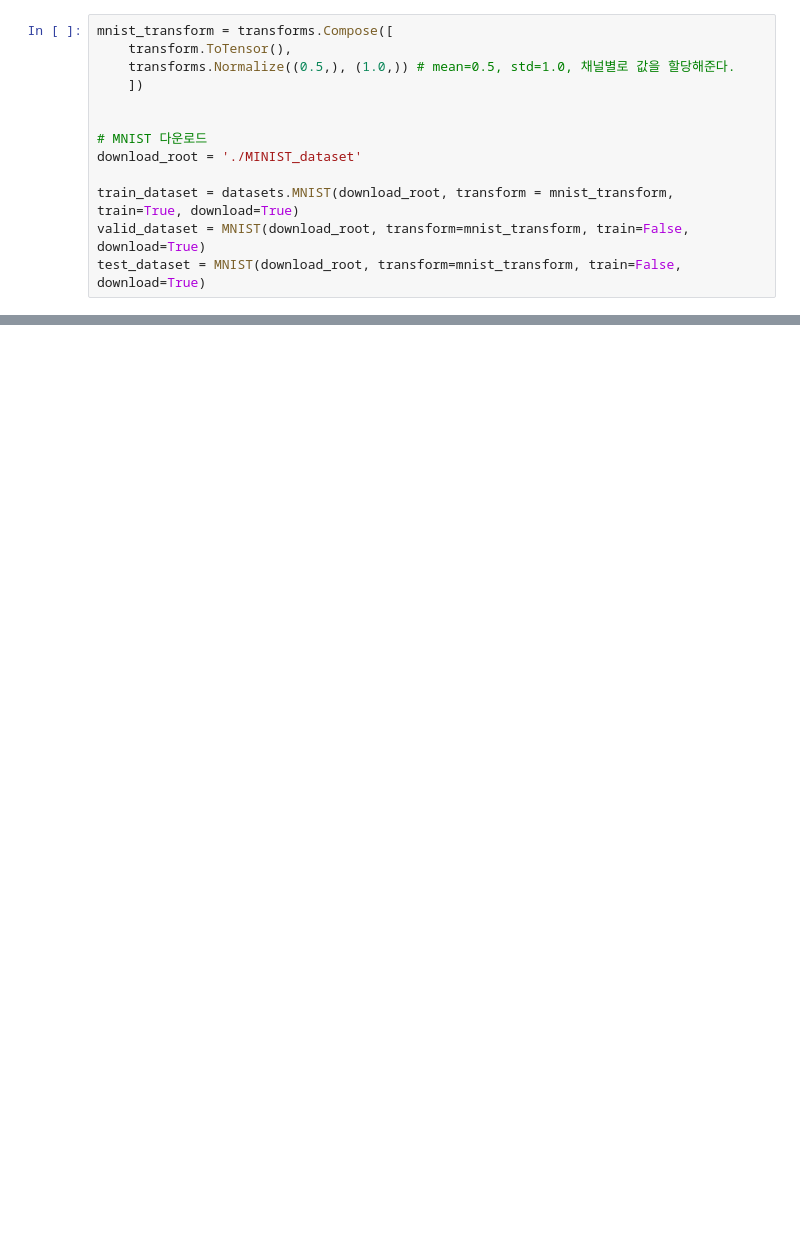
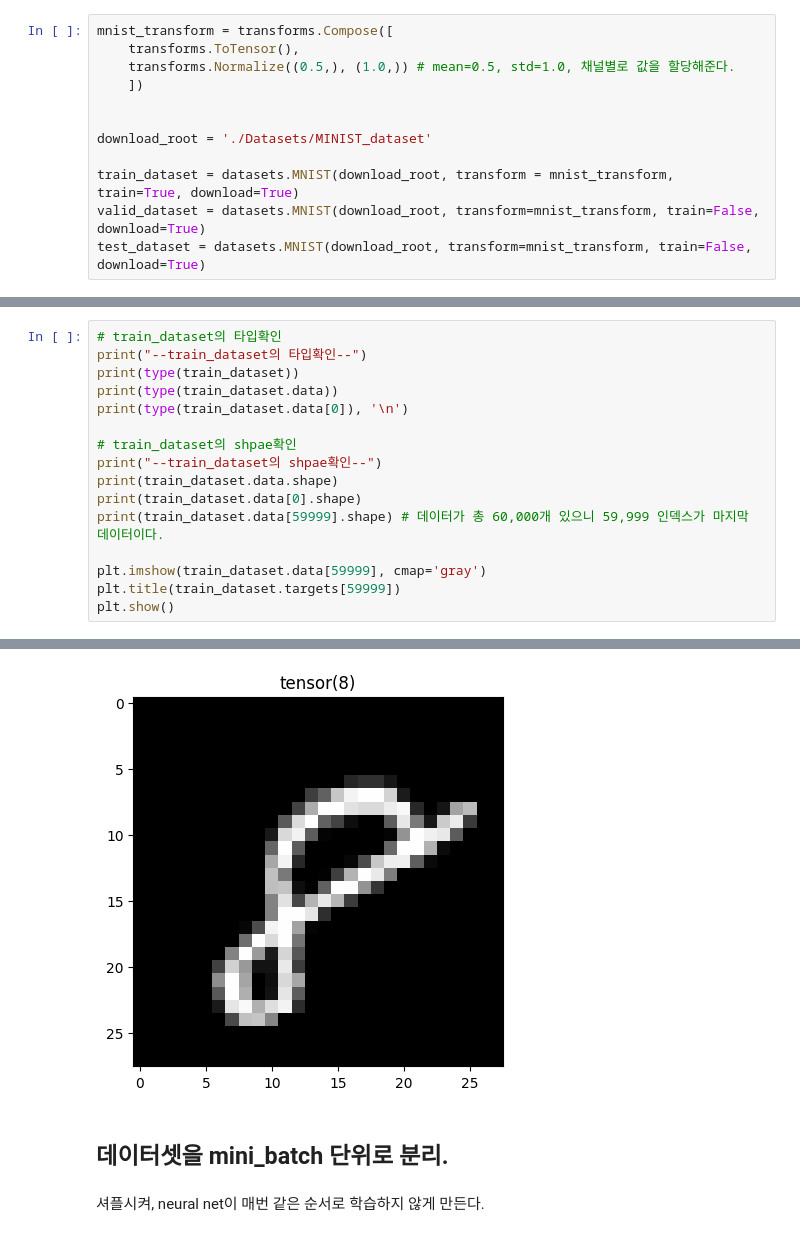
Before and after one commit to ArtistDeveloper/Model-Implementation, a Jupyter notebook: mnist_prac.ipynb, the cells around one changed output, grey strips where cells are left out. Cells and saved outputs as stored; diff of their text form; blank space fills up the shorter version.

Commit message:
feat: mnist 데이터 시각화

```diff
--- a/mnist_prac.ipynb
+++ b/mnist_prac.ipynb
@@ -15,13 +20,12 @@ Using pytorch version: 2.0.0+cu117 Device: cuda
 # %%
 mnist_transform = transforms.Compose([
-    transform.ToTensor(),
+    transforms.ToTensor(),
     transforms.Normalize((0.5,), (1.0,)) # mean=0.5, std=1.0, 채널별로 값을 할당해준다.
     ])
 
 
-# MNIST 다운로드
-download_root = './MINIST_dataset'
+download_root = './Datasets/MINIST_dataset'
 
 train_dataset = datasets.MNIST(download_root, transform = mnist_transform, train=True, download=True)
-valid_dataset = MNIST(download_root, transform=mnist_transform, train=False, download=True)
-test_dataset = MNIST(download_root, transform=mnist_transform, train=False, download=True)
+valid_dataset = datasets.MNIST(download_root, transform=mnist_transform, train=False, download=True)
+test_dataset = datasets.MNIST(download_root, transform=mnist_transform, train=False, download=True)
@@ -29,0 +55,17 @@ test_dataset = MNIST(download_root, transform=mnist_transform, train=False, down
+# %%
+# train_dataset의 타입확인
+print("--train_dataset의 타입확인--")
+print(type(train_dataset))
+print(type(train_dataset.data))
+print(type(train_dataset.data[0]), '\n')
+
+# train_dataset의 shpae확인
+print("--train_dataset의 shpae확인--")
+print(train_dataset.data.shape)
+print(train_dataset.data[0].shape)
+print(train_dataset.data[59999].shape) # 데이터가 총 60,000개 있으니 59,999 인덱스가 마지막 데이터이다.
+
+plt.imshow(train_dataset.data[59999], cmap='gray')
+plt.title(train_dataset.targets[59999])
+plt.show()
+# %% [output]
@@ -29,0 +81,5 @@ test_dataset = MNIST(download_root, transform=mnist_transform, train=False, down
+[figure, added]
+# %% [markdown]
+## 데이터셋을 mini_batch 단위로 분리.
+# %% [markdown]
+셔플시켜, neural net이 매번 같은 순서로 학습하지 않게 만든다.
```
Also changed, not shown: parts of 12 cells of this notebook, 1 other file.
